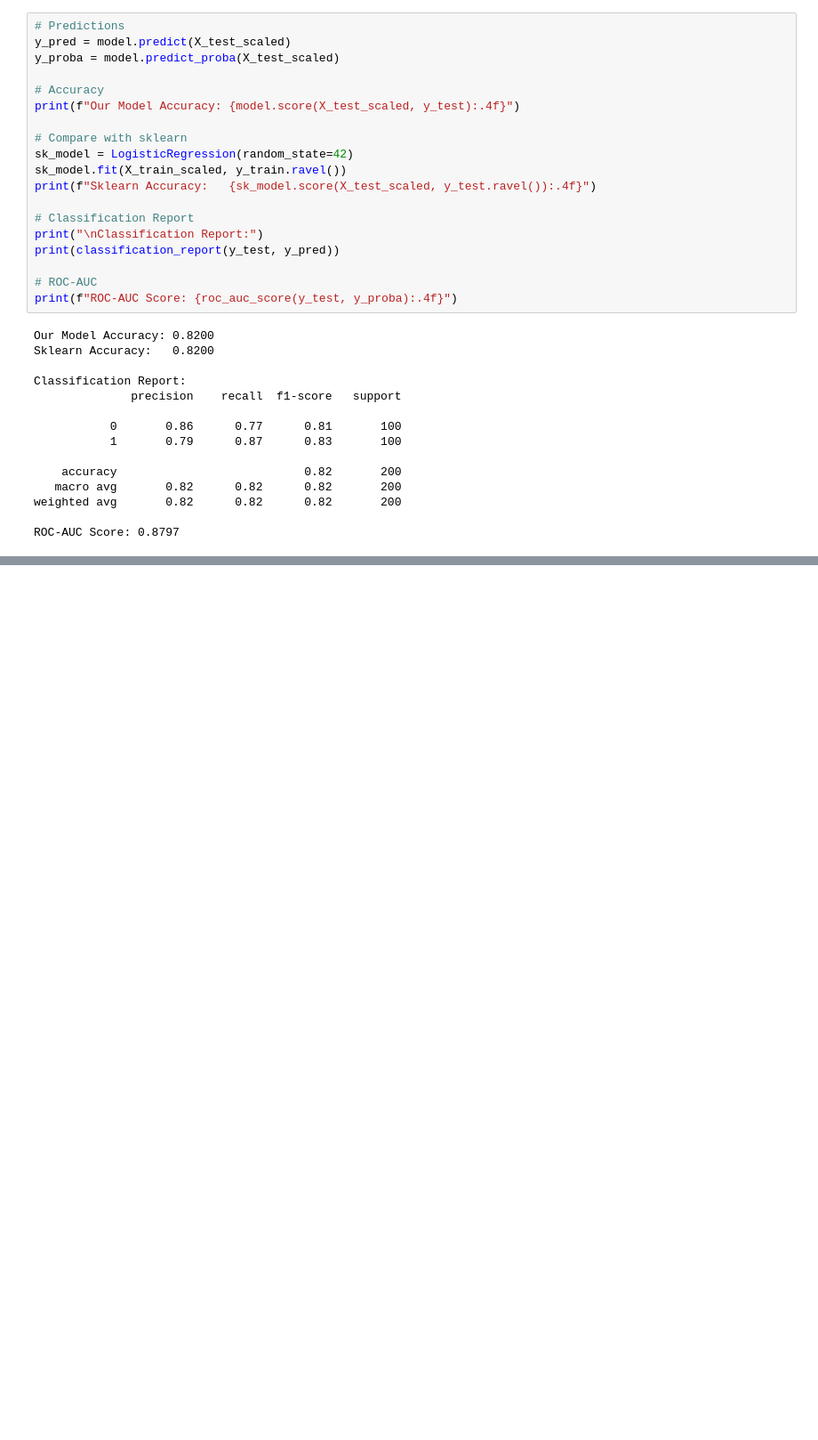
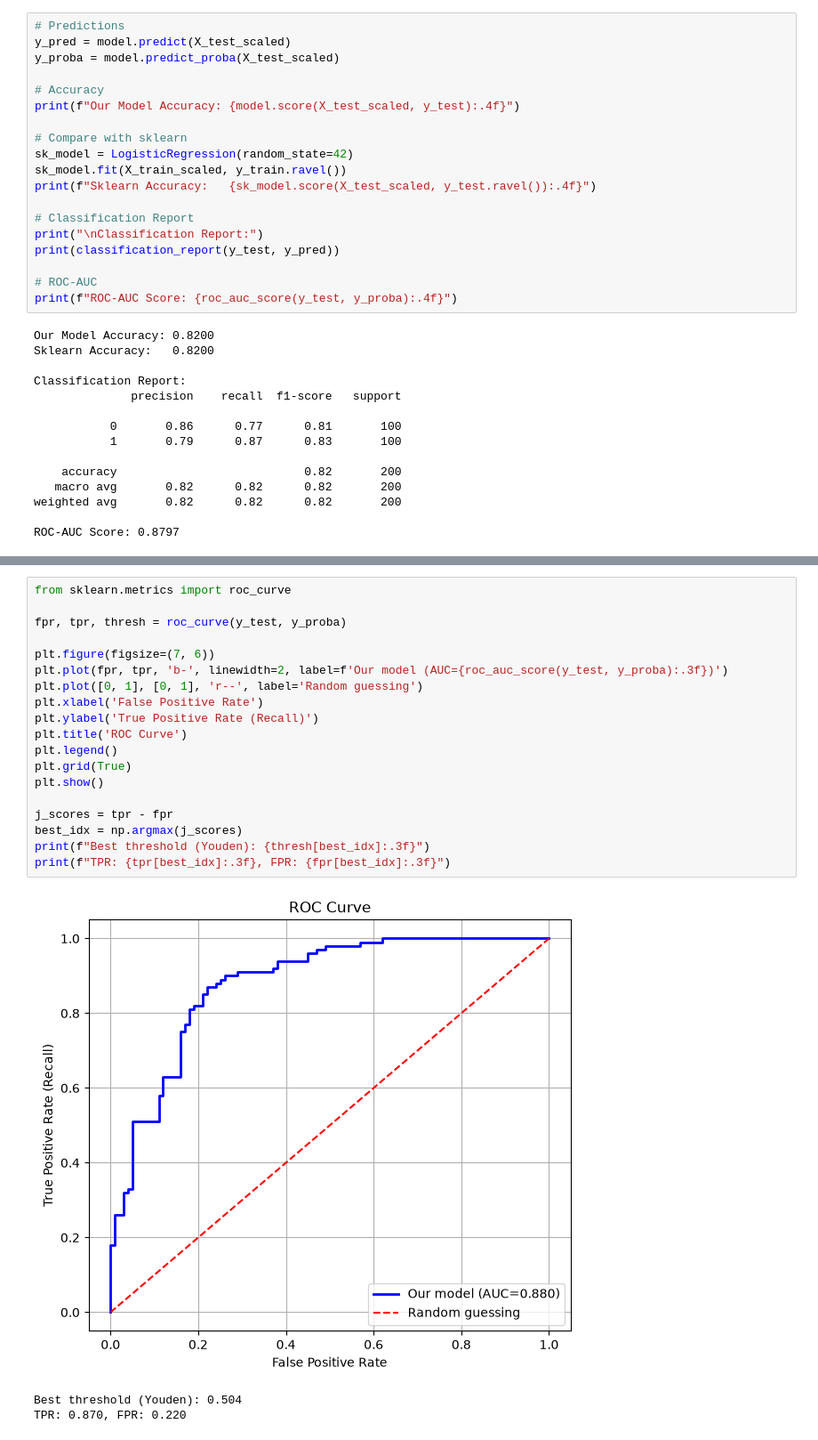
Before and after one commit to nevilsolanki26-afk/applied-ML, a Jupyter notebook: 03_Logistic_regression.ipynb, the cells around one changed output, grey strips where cells are left out. Shown at 89% size. Saved outputs shown, nothing was run; the diff lists cells and outputs as text; blank space fills up the shorter version.

```diff
--- a/03_Logistic_regression.ipynb
+++ b/03_Logistic_regression.ipynb
@@ -192,0 +238,23 @@ ROC-AUC Score: 0.8797
+# %%
+from sklearn.metrics import roc_curve
+
+fpr, tpr, thresh = roc_curve(y_test, y_proba)
+
+plt.figure(figsize=(7, 6))
+plt.plot(fpr, tpr, 'b-', linewidth=2, label=f'Our model (AUC={roc_auc_score(y_test, y_proba):.3f})')
+plt.plot([0, 1], [0, 1], 'r--', label='Random guessing')
+plt.xlabel('False Positive Rate')
+plt.ylabel('True Positive Rate (Recall)')
+plt.title('ROC Curve')
+plt.legend()
+plt.grid(True)
+plt.show()
+
+j_scores = tpr - fpr
+best_idx = np.argmax(j_scores)
+print(f"Best threshold (Youden): {thresh[best_idx]:.3f}")
+print(f"TPR: {tpr[best_idx]:.3f}, FPR: {fpr[best_idx]:.3f}")
+# %% [output]
+[figure, added]
+Best threshold (Youden): 0.504
+TPR: 0.870, FPR: 0.220
```
Also changed, not shown: parts of 3 cells of this notebook.
